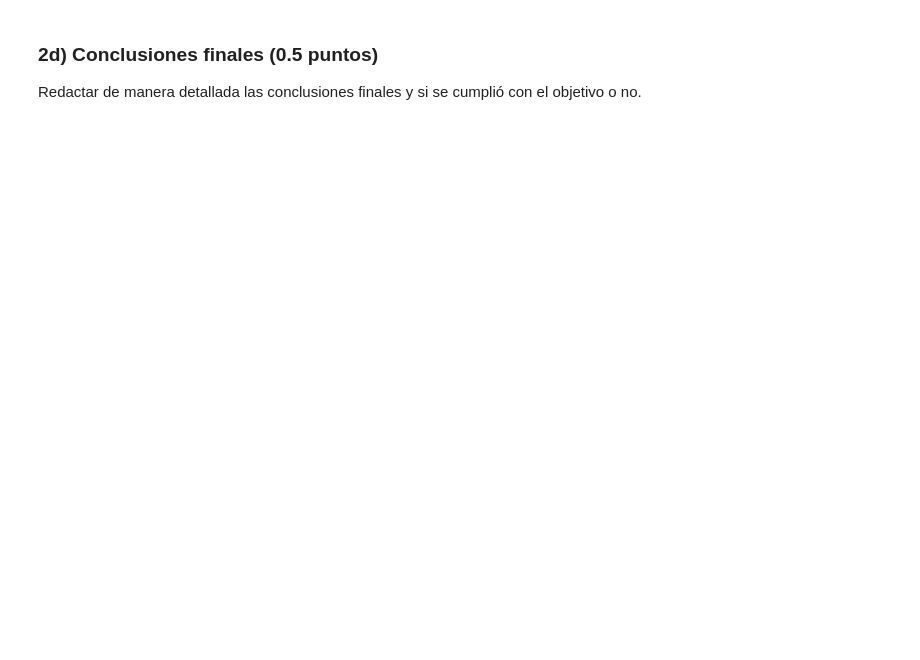
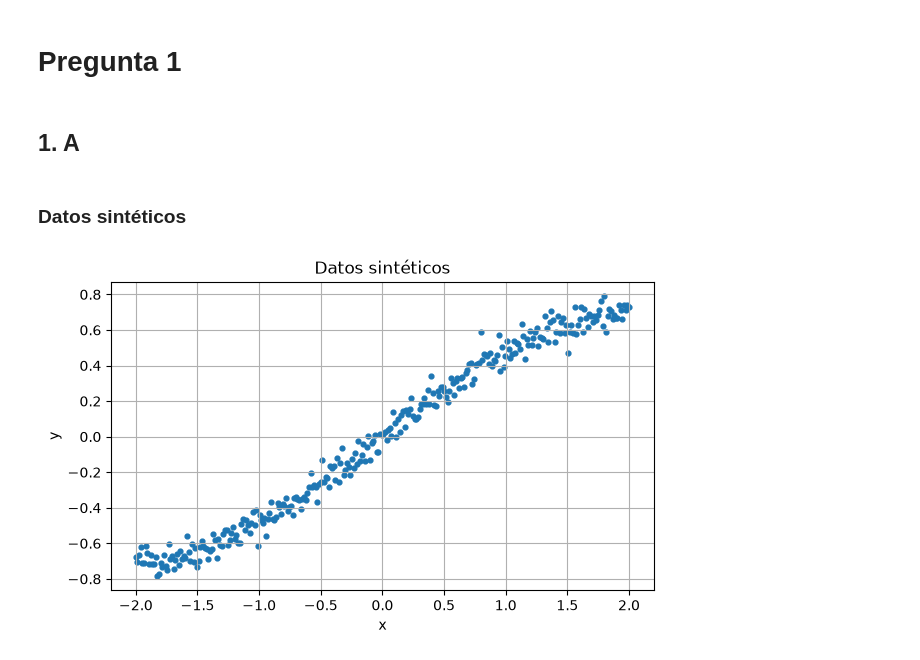
Before and after one commit to NachoXDX/aprendizaje_profundo, a Jupyter notebook: TPs/TP1.ipynb, the cells around one changed output. Drawn from its saved outputs; the diff is of its cells as text; code cells hidden in the pictures; blank space fills up the shorter version.

```diff
--- a/TPs/TP1.ipynb
+++ b/TPs/TP1.ipynb
@@ -382,3 +0,0 @@ Características para el diseño de la red:
-# %% [markdown]
-### 2d) Conclusiones finales (0.5 puntos)
-Redactar de manera detallada las conclusiones finales y si se cumplió con el objetivo o no.
@@ -384,0 +6,22 @@ Redactar de manera detallada las conclusiones finales y si se cumplió con el ob
+# %% [markdown]
+# Pregunta 1
+# %% [markdown]
+## 1. A
+# %% [markdown]
+### Datos sintéticos
+# %%
+n = 300
+x = np.linspace(-2, 2, n)
+
+ruido = 0.05 * np.random.randn(n)
+y = 0.6 * np.sin(0.8 * x) + 0.05 * x + ruido
+
+plt.figure(figsize=(7, 4))
+plt.scatter(x, y, s=12)
+plt.xlabel("x")
+plt.ylabel("y")
+plt.title("Datos sintéticos")
+plt.grid(True)
+plt.show()
+# %% [output]
+[figure, added]
```
Also changed, not shown: parts of 125 cells of this notebook, 2 other files.
